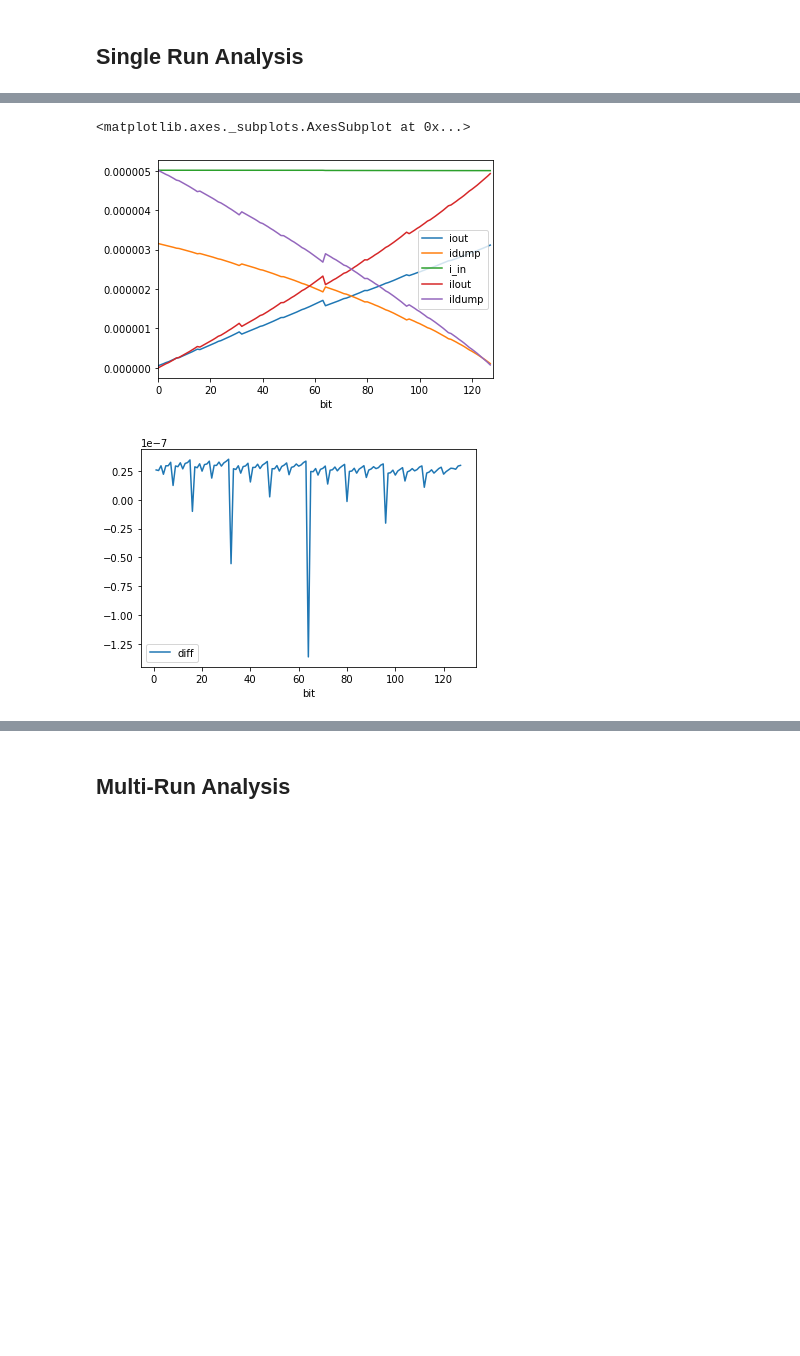
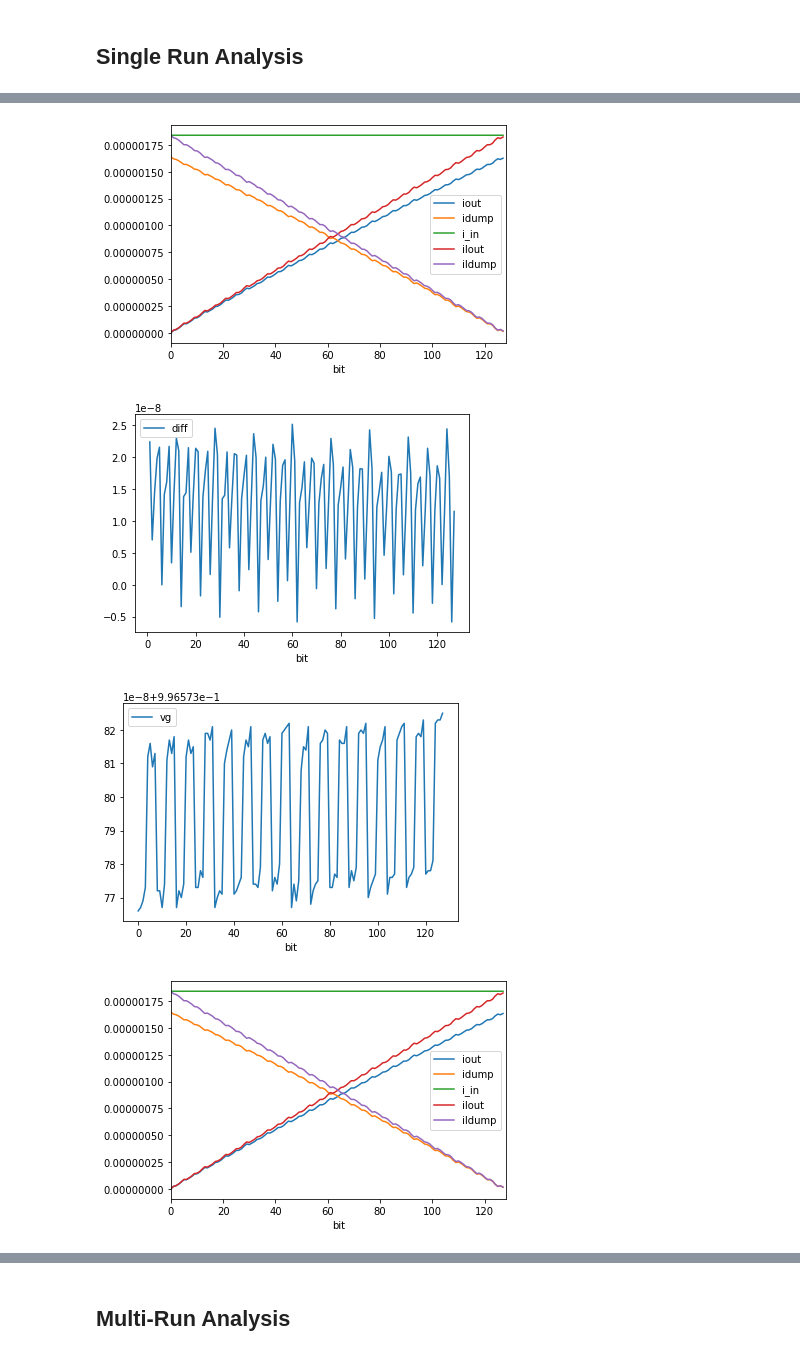
Before and after one commit to wFairmanOlin/madvlsi_proj_4, a Jupyter notebook: analysis.ipynb, the cells around one changed output, grey strips where cells are left out. Drawn from its saved outputs; the diff is of its cells as text; code cells hidden in the pictures; blank space fills up the shorter version.

```diff
--- a/analysis.ipynb
+++ b/analysis.ipynb
@@ -8,22 +8,42 @@ import numpy as np
 from matplotlib import pyplot as plt
 
 # load data
-data = pd.read_csv("data/mc_dac1.txt", sep=" +", engine='python')
-data.columns = ["net1", "iout", "idump", "i_in", "ilout", "ildump"]
+data = pd.read_csv("data/mc_dac11.txt", sep=" +", engine='python')
+data.columns = ["net1", "iout", "idump", "i_in", "ilout", "ildump", "vg"]
 data["bit"] = data.index
+
+# load data 2
+data2 = pd.read_csv("data/mc_dac21.txt", sep=" +", engine='python')
+data2.columns = ["net1", "iout", "idump", "i_in", "ilout", "ildump", "vg"]
+data2["bit"] = data2.index
+
 
 #generate current steps
 data["diff"] = data["iout"].diff(1)
-
+data2["diff"] = data2["iout"].diff(1)
 # print sample of dataframe
 print(data.head())
-
-# print expected 1bit transistion
-print("real 1bit current:        ", data.iout[1])
-print("theoretical 1bit current: ", 1e-6/128)
-
+print(data2.head())
 
 data.plot("bit", ["iout", "idump", "i_in", "ilout", "ildump"], xlim=(0,128))
+plt.show()
+data.plot("bit", "diff")
+plt.show()
+data.plot("bit", "vg")
+plt.show()
 
-data.plot("bit", "diff")
+data2.plot("bit", ["iout", "idump", "i_in", "ilout", "ildump"], xlim=(0,128))
+plt.show()
+data2.plot("bit", "diff")
+plt.show()
+data2.plot("bit", "vg")
+plt.show()
+
+plt.plot(data.bit, data.iout)
+plt.plot(data2.bit, data2.iout)
+plt.plot(data.bit, data.idump)
+plt.plot(data2.bit, data2.idump)
+plt.legend(["iout1", "iout2", "idump1", "idump2"])
+# plt.ylim(1e-6, 1e-6)
+plt.show()
 # %% [output]
@@ -45,3 +67,4 @@ theoretical 1bit current:  7.8125e-09
-<matplotlib.axes._subplots.AxesSubplot at 0x...>
-[figure, old version]
+[figure, new version]
-[figure, old version]
+[figure, new version]
+[figure, added]
+[figure, added]
```
Also changed, not shown: parts of 11 cells of this notebook, 16 other files.
